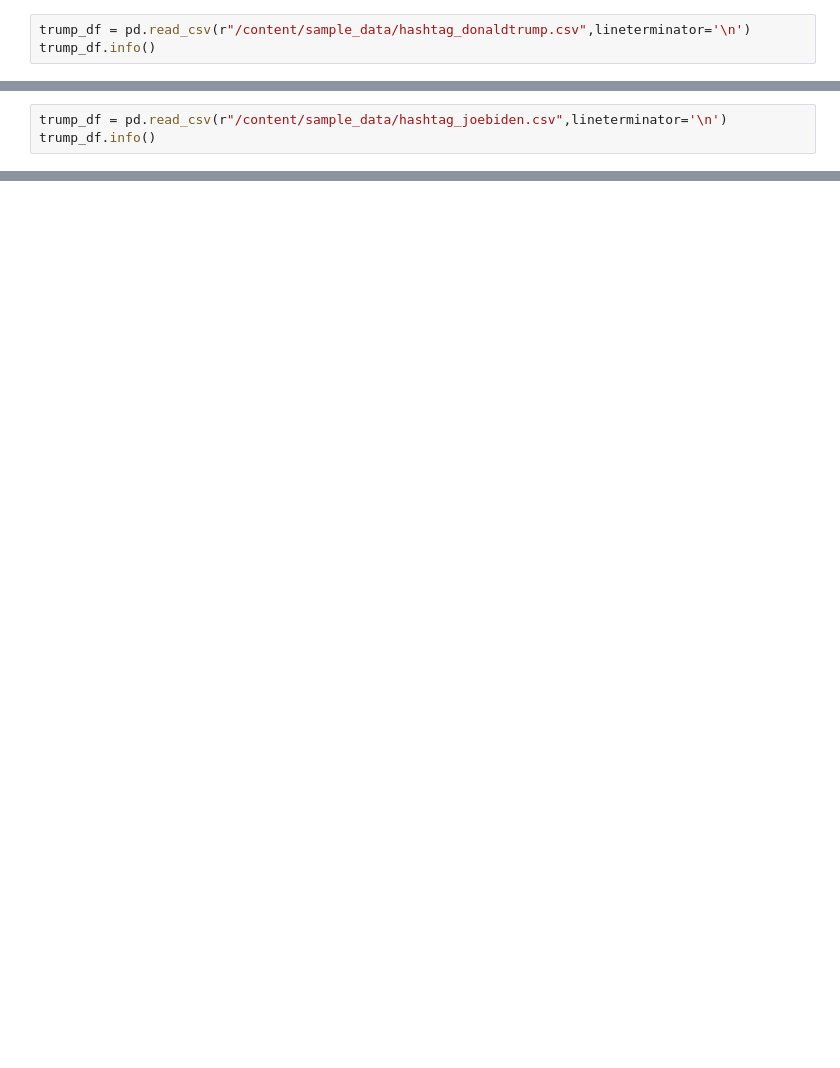
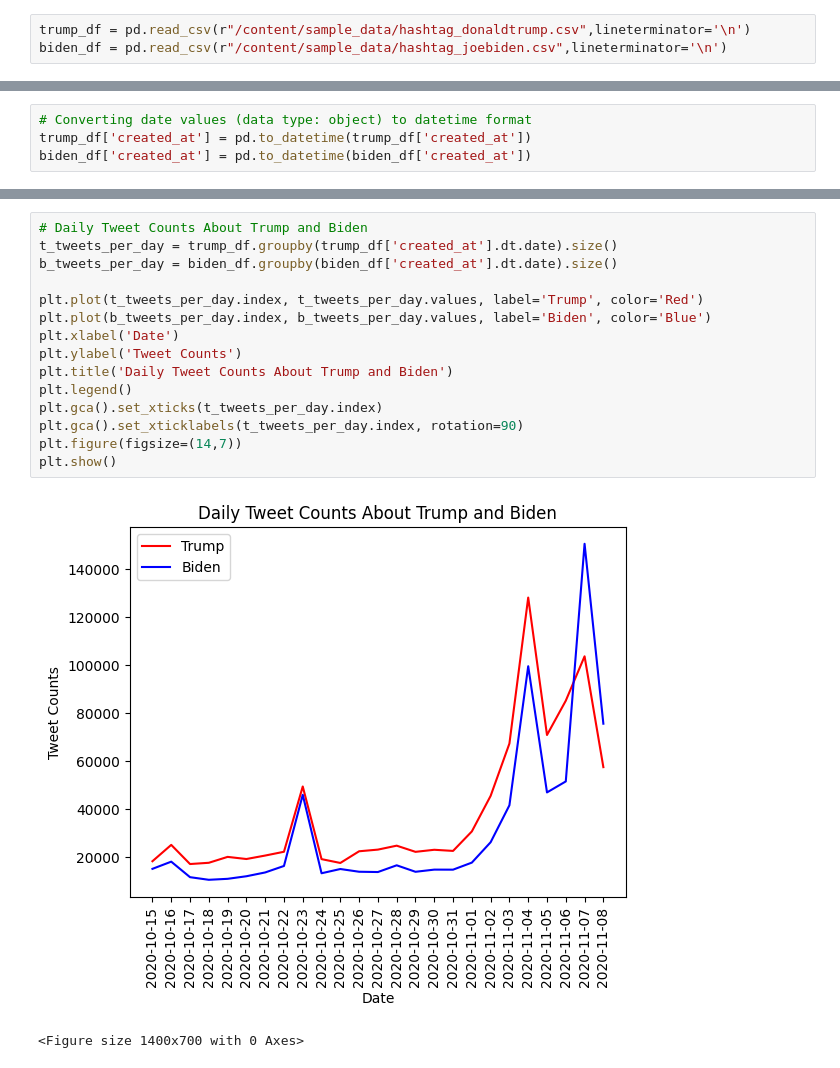
Before and after one commit to GulsahDurmaz/redi_fall2024_data_circle_twitter_project, a Jupyter notebook: Data_Circle_US_Election_2020_Tweets.ipynb, the cells around one changed output, grey strips where cells are left out. Drawn from its saved outputs; the diff is of its cells as text; blank space fills up the shorter version.

```diff
--- a/Data_Circle_US_Election_2020_Tweets.ipynb
+++ b/Data_Circle_US_Election_2020_Tweets.ipynb
@@ -5,3 +61,3 @@ import pandas as pd
 # %%
 trump_df = pd.read_csv(r"/content/sample_data/hashtag_donaldtrump.csv",lineterminator='\n')
-trump_df.info()
+biden_df = pd.read_csv(r"/content/sample_data/hashtag_joebiden.csv",lineterminator='\n')
@@ -26,3 +63,0 @@ memory usage: 93.7+ MB
-# %%
-trump_df = pd.read_csv(r"/content/sample_data/hashtag_joebiden.csv",lineterminator='\n')
-trump_df.info()
@@ -46,0 +144,4 @@ memory usage: 124.5+ MB
+# %%
+# Converting date values (data type: object) to datetime format
+trump_df['created_at'] = pd.to_datetime(trump_df['created_at'])
+biden_df['created_at'] = pd.to_datetime(biden_df['created_at'])
@@ -46,0 +174,18 @@ memory usage: 124.5+ MB
+# %%
+# Daily Tweet Counts About Trump and Biden
+t_tweets_per_day = trump_df.groupby(trump_df['created_at'].dt.date).size()
+b_tweets_per_day = biden_df.groupby(biden_df['created_at'].dt.date).size()
+
+plt.plot(t_tweets_per_day.index, t_tweets_per_day.values, label='Trump', color='Red')
+plt.plot(b_tweets_per_day.index, b_tweets_per_day.values, label='Biden', color='Blue')
+plt.xlabel('Date')
+plt.ylabel('Tweet Counts')
+plt.title('Daily Tweet Counts About Trump and Biden')
+plt.legend()
+plt.gca().set_xticks(t_tweets_per_day.index)
+plt.gca().set_xticklabels(t_tweets_per_day.index, rotation=90)
+plt.figure(figsize=(14,7))
+plt.show()
+# %% [output]
+[figure, added]
+<Figure size 1400x700 with 0 Axes>
```
Also changed, not shown: parts of 15 cells of this notebook.
